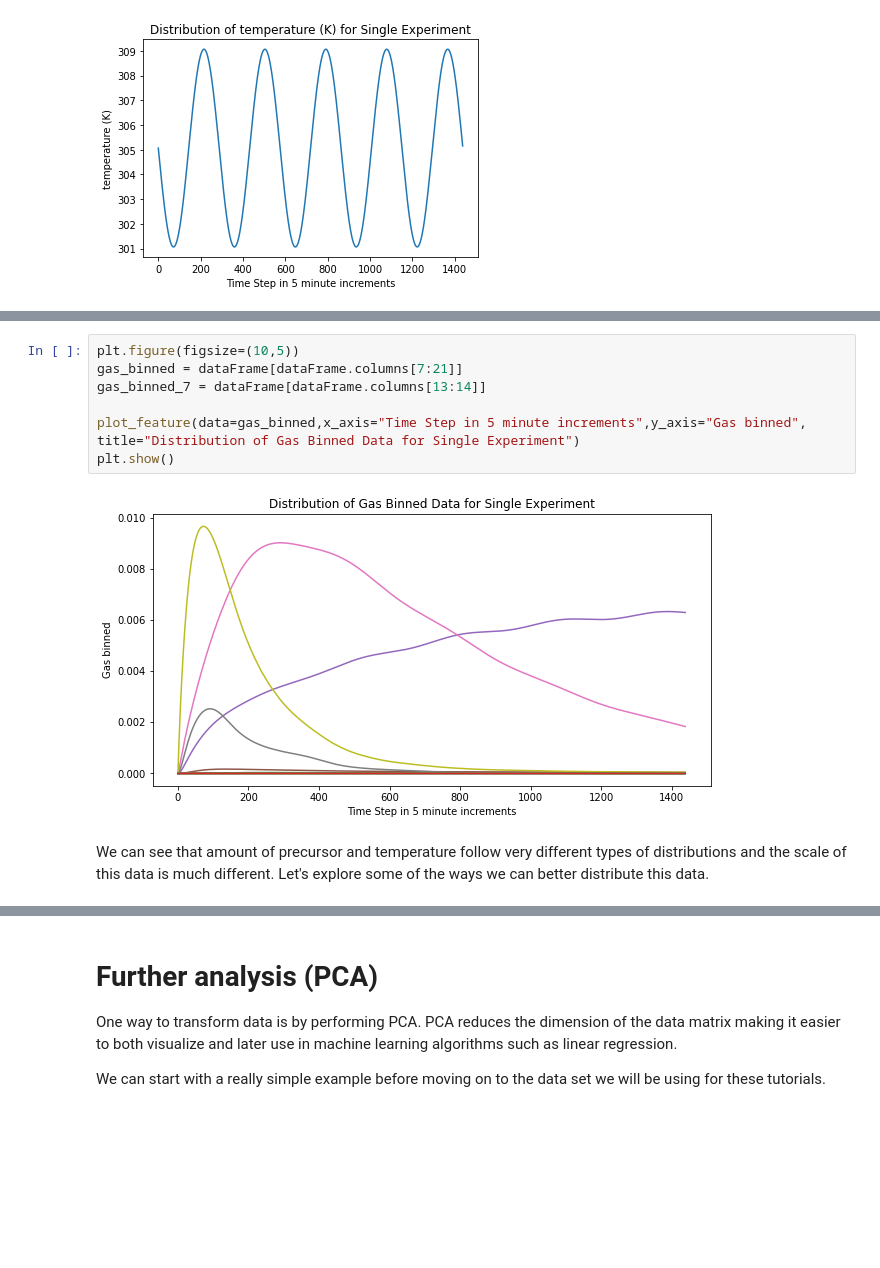
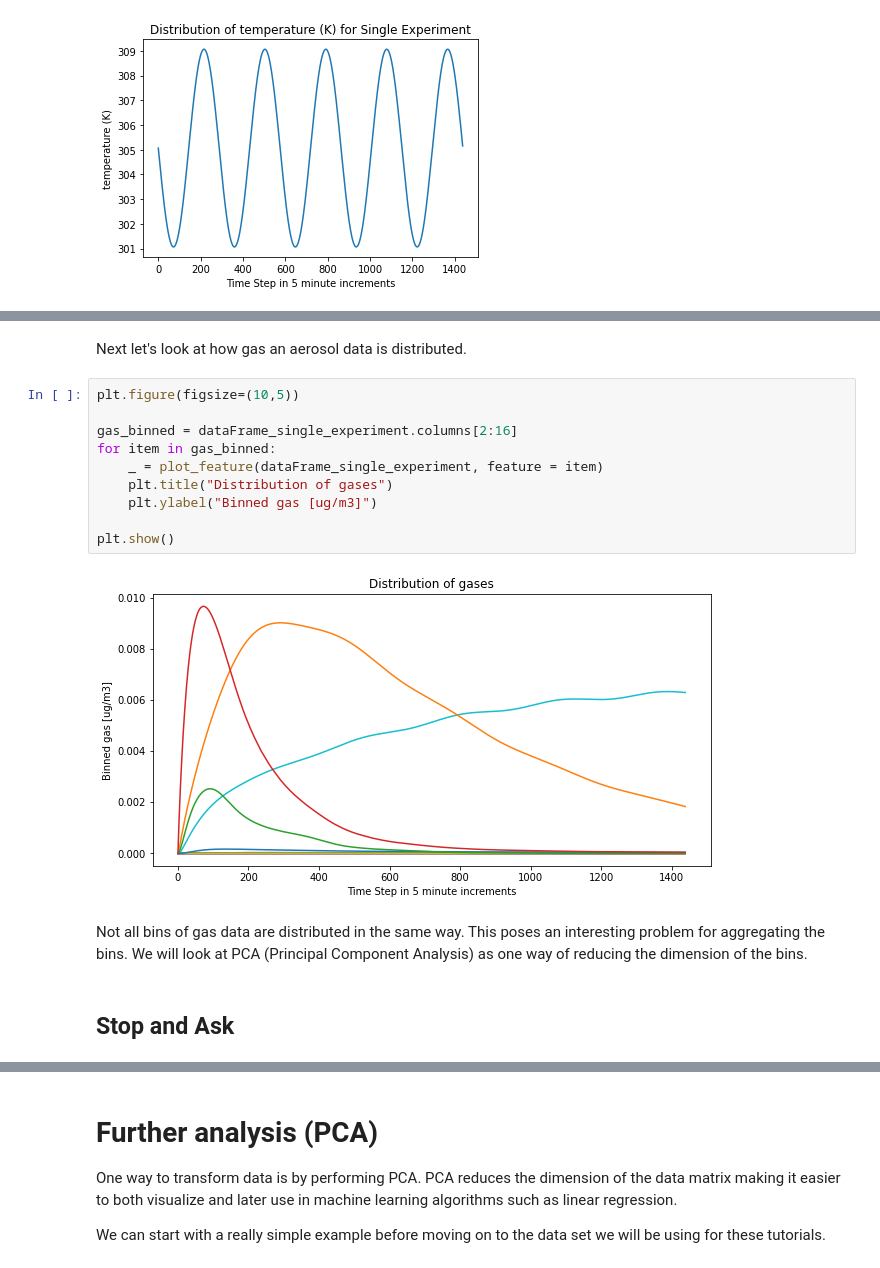
Before and after one commit to NCAR/ai4essportal, a Jupyter notebook: NB1_data_exploration.ipynb, the cells around one changed output, grey strips where cells are left out. Cells and saved outputs as stored; diff of their text form; blank space fills up the shorter version.

```diff
--- a/NB1_data_exploration.ipynb
+++ b/NB1_data_exploration.ipynb
@@ -191,11 +170,18 @@ plt.show()
-# %%
-plt.figure(figsize=(10,5))
-gas_binned = dataFrame[dataFrame.columns[7:21]]
-gas_binned_7 = dataFrame[dataFrame.columns[13:14]]
-
-plot_feature(data=gas_binned,x_axis="Time Step in 5 minute increments",y_axis="Gas binned", title="Distribution of Gas Binned Data for Single Experiment")
-plt.show()
-# %% [output]
-[figure, removed]
-# %% [markdown]
-We can see that amount of precursor and temperature follow very different types of distributions and the scale of this data is much different. Let's explore some of the ways we can better distribute this data.
+# %% [markdown]
+Next let's look at how gas an aerosol data is distributed.
+# %%
+plt.figure(figsize=(10,5))
+
+gas_binned = dataFrame_single_experiment.columns[2:16]
+for item in gas_binned:
+    _ = plot_feature(dataFrame_single_experiment, feature = item)
+    plt.title("Distribution of gases")
+    plt.ylabel("Binned gas [ug/m3]")
+
+plt.show()
+# %% [output]
+[figure, added]
+# %% [markdown]
+Not all bins of gas data are distributed in the same way. This poses an interesting problem for aggregating the bins. We will look at PCA (Principal Component Analysis) as one way of reducing the dimension of the bins.
+# %% [markdown]
+## Stop and Ask
```
Also changed, not shown: parts of 22 cells of this notebook, 1 other file.
